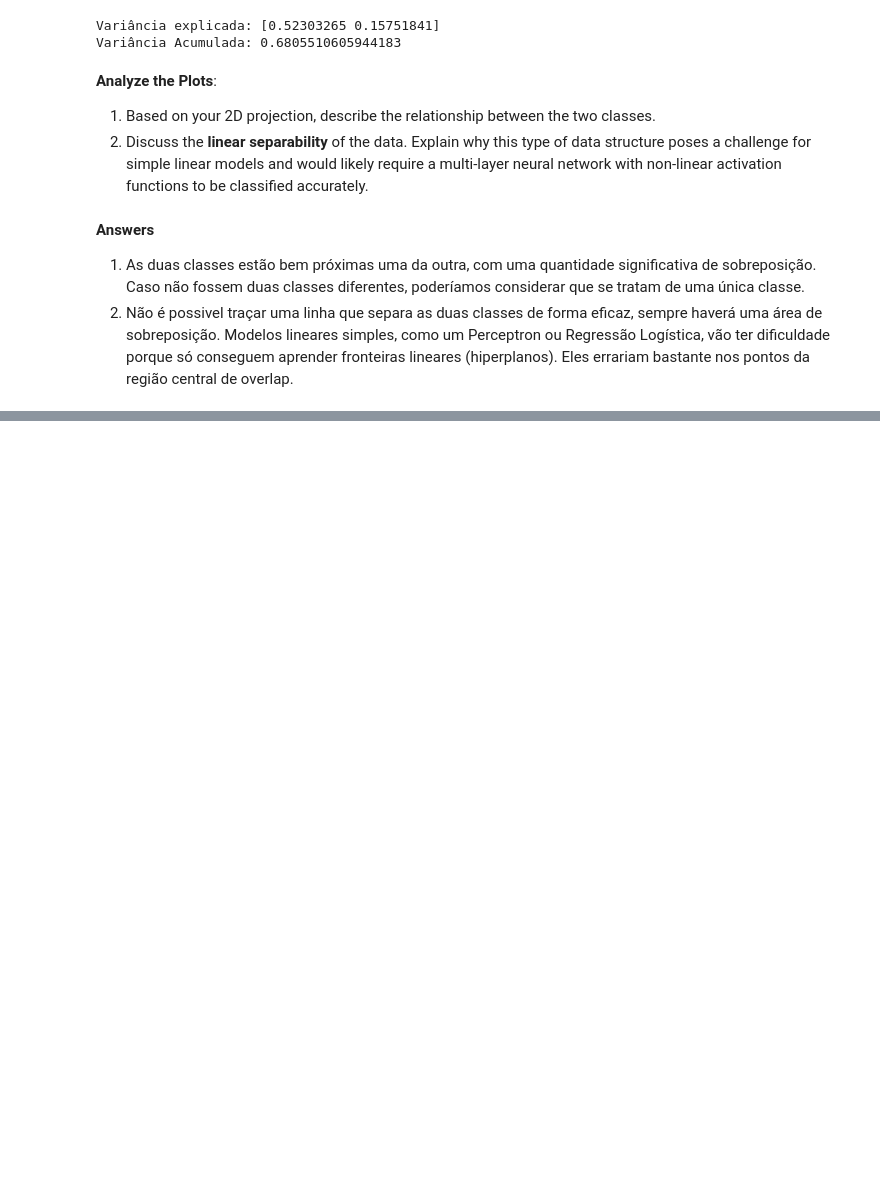
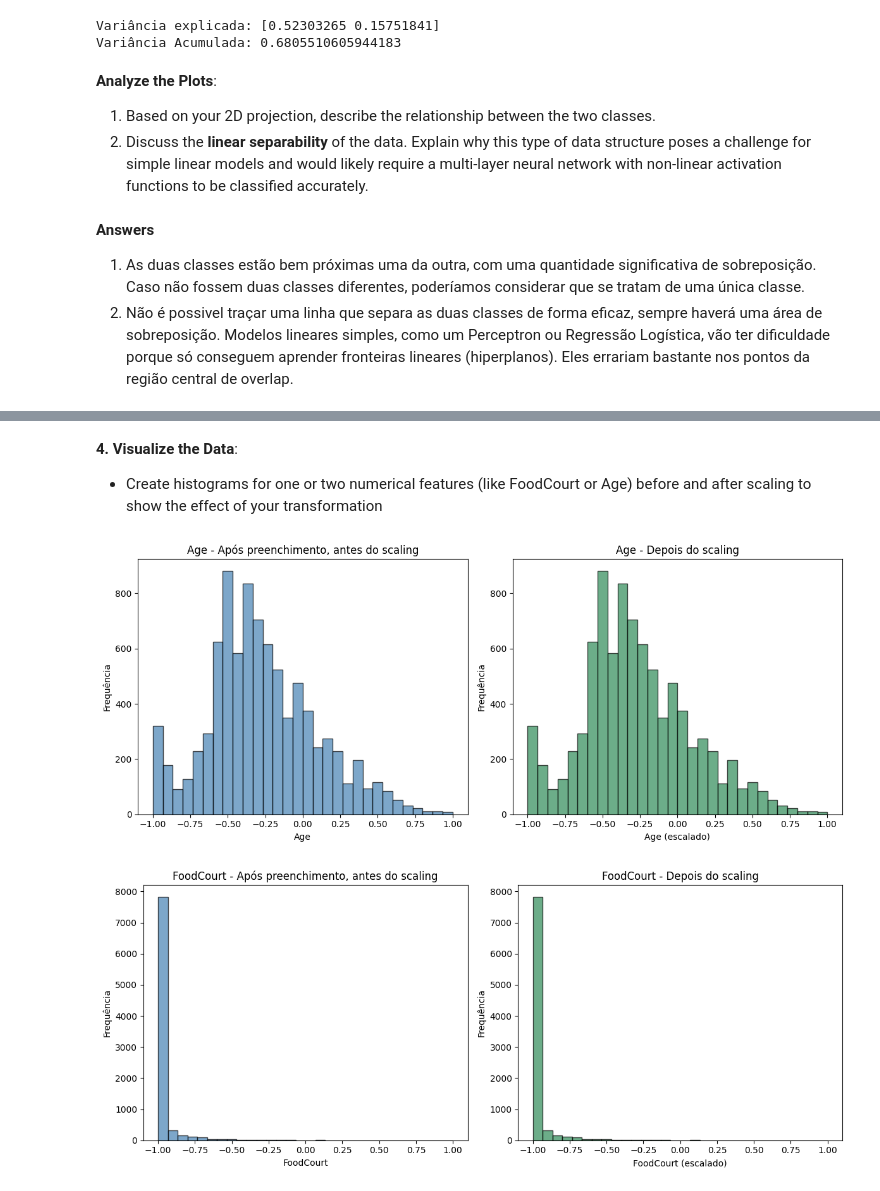
Before and after one commit to MatheusCastellucci/Neural-Network, a Jupyter notebook: Exercicios/EX1/data.ipynb, the cells around one changed output, grey strips where cells are left out. Saved outputs shown, nothing was run; the diff lists cells and outputs as text; code cells hidden in the pictures; blank space fills up the shorter version.

Commit message:
exercise 3 do data feito, mas tem q ver com o prof

```diff
--- a/Exercicios/EX1/data.ipynb
+++ b/Exercicios/EX1/data.ipynb
@@ -148,0 +192,6 @@ Variância Acumulada: 0.6805510605944183
+# %%
+df = pd.read_csv("train.csv")
+missing = df.isnull().sum()
+missing_percent = 100 * missing / len(df)
+
+print(pd.DataFrame({"Missing Values": missing, "Percent": missing_percent}))
@@ -148,0 +269,11 @@ Variância Acumulada: 0.6805510605944183
+# %%
+df["CryoSleep"] = df["CryoSleep"].map({"True": 1, "False": 0, "Unknown": -1})
+df["VIP"] = df["VIP"].map({"True": 1, "False": 0, "Unknown": -1})
+
+df = pd.get_dummies(df, columns=["HomePlanet", "Destination", "Deck", "Side"], drop_first=False)
+# %%
+def minmax_scale(series):
+    return 2 * ( (series - series.min()) / (series.max() - series.min()) ) - 1
+
+for col in num_cols + ["CabinNum"]:
+    df[col] = minmax_scale(df[col])
@@ -148,0 +283,28 @@ Variância Acumulada: 0.6805510605944183
+# %% [markdown]
+**4. Visualize the Data**:
+* Create histograms for one or two numerical features (like FoodCourt or Age) before and after scaling to show the effect of your transformation
+# %%
+cols_to_plot = ["Age", "FoodCourt"]
+
+for col in cols_to_plot:
+    plt.figure(figsize=(12,5))
+
+    # Antes do scaling (valores originais)
+    plt.subplot(1, 2, 1)
+    plt.hist(df[col].values, bins=30, alpha=0.7, color="steelblue", edgecolor="black")
+    plt.title(f"{col} - Após preenchimento, antes do scaling")
+    plt.xlabel(col)
+    plt.ylabel("Frequência")
+
+    # Depois do scaling (valores já transformados em [-1,1])
+    plt.subplot(1, 2, 2)
+    plt.hist(minmax_scale(df[col]), bins=30, alpha=0.7, color="seagreen", edgecolor="black")
+    plt.title(f"{col} - Depois do scaling")
+    plt.xlabel(f"{col} (escalado)")
+    plt.ylabel("Frequência")
+
+    plt.tight_layout()
+    plt.show()
+# %% [output]
+[figure, added]
+[figure, added]
```
Also changed, not shown: parts of 8 cells of this notebook, 1 other file.
